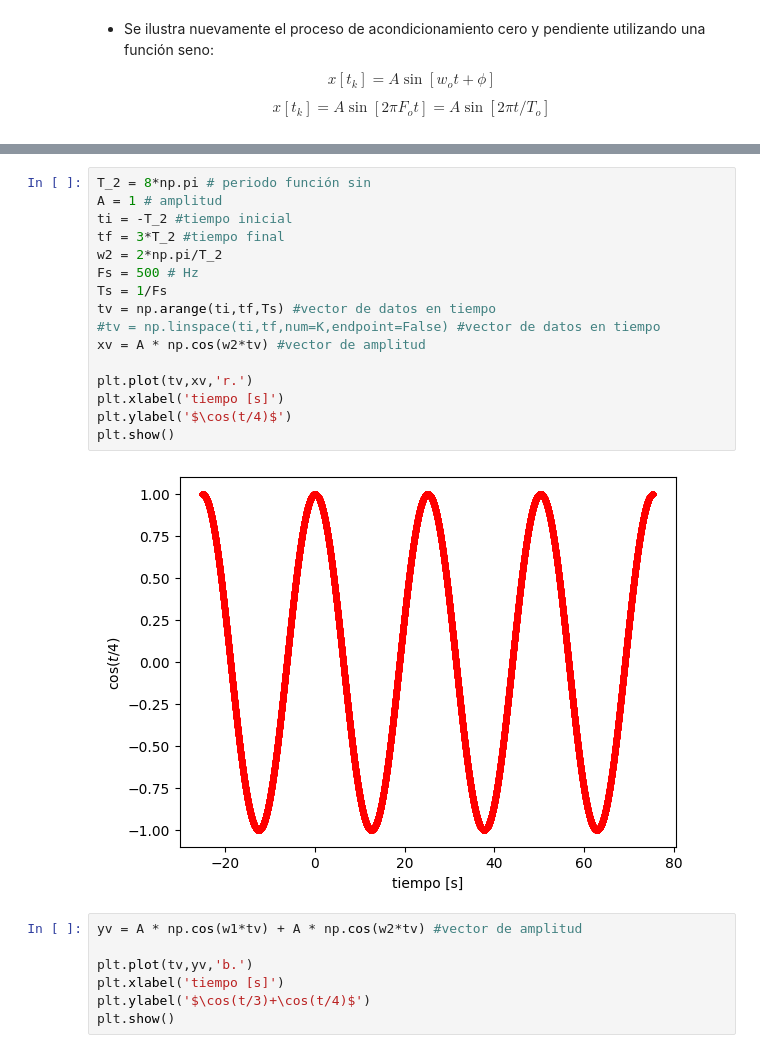
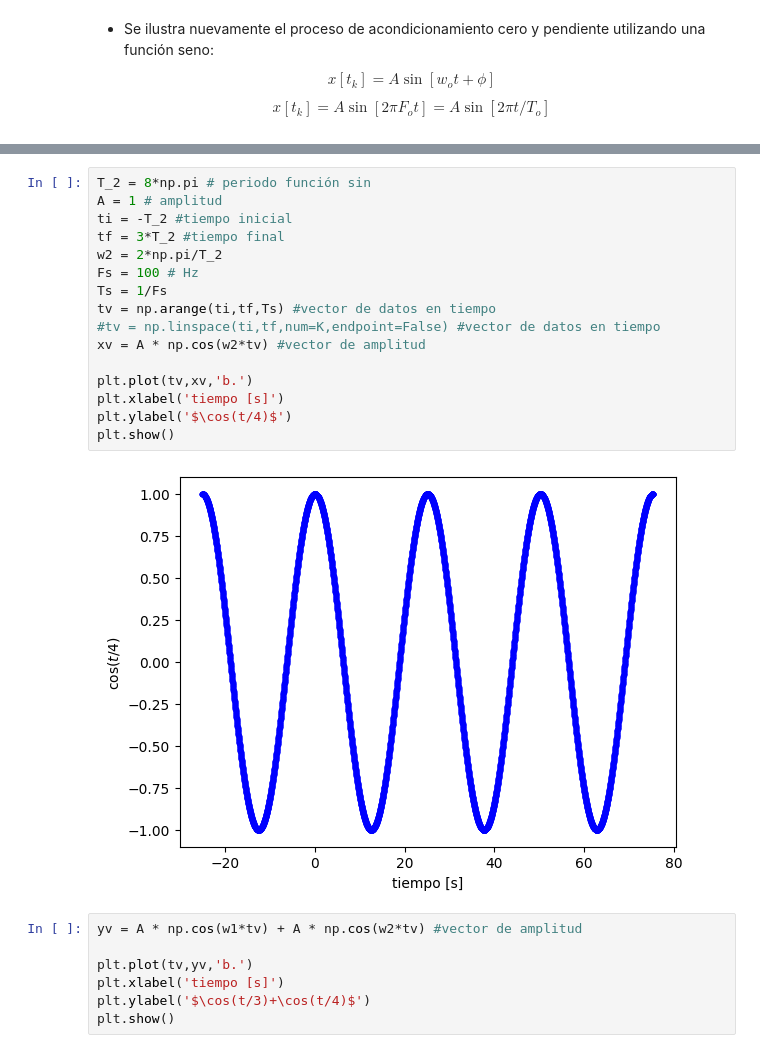
Before and after one commit to jmoralespineda/SENALES_Y_SISTEMAS, a Jupyter notebook: Copia_de_cuaderno1.ipynb, the cells around one changed output, grey strips where cells are left out. Drawn from its saved outputs; the diff is of its cells as text.

```diff
--- a/Copia_de_cuaderno1.ipynb
+++ b/Copia_de_cuaderno1.ipynb
@@ -323,21 +315,21 @@ plt.show()
 # %%
 T_2 = 8*np.pi # periodo función sin
 A = 1 # amplitud
 ti = -T_2 #tiempo inicial
 tf = 3*T_2 #tiempo final
 w2 = 2*np.pi/T_2
-Fs = 500 # Hz
+Fs = 100 # Hz
 Ts = 1/Fs
 tv = np.arange(ti,tf,Ts) #vector de datos en tiempo
 #tv = np.linspace(ti,tf,num=K,endpoint=False) #vector de datos en tiempo
 xv = A * np.cos(w2*tv) #vector de amplitud
 
-plt.plot(tv,xv,'r.')
+plt.plot(tv,xv,'b.')
 plt.xlabel('tiempo [s]')
 plt.ylabel('$\cos(t/4)$')
 plt.show()
 # %% [output]
-[figure, old version]
+[figure, new version]
 # %%
 yv = A * np.cos(w1*tv) + A * np.cos(w2*tv) #vector de amplitud
 
```
Also changed, not shown: parts of 11 cells of this notebook.
